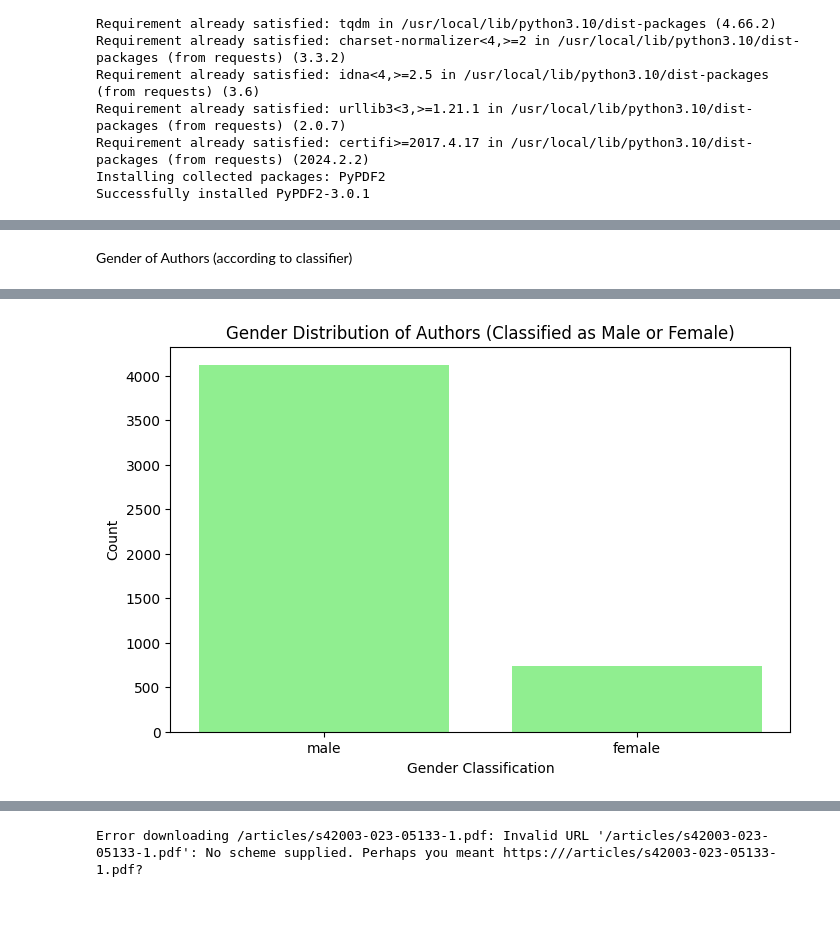
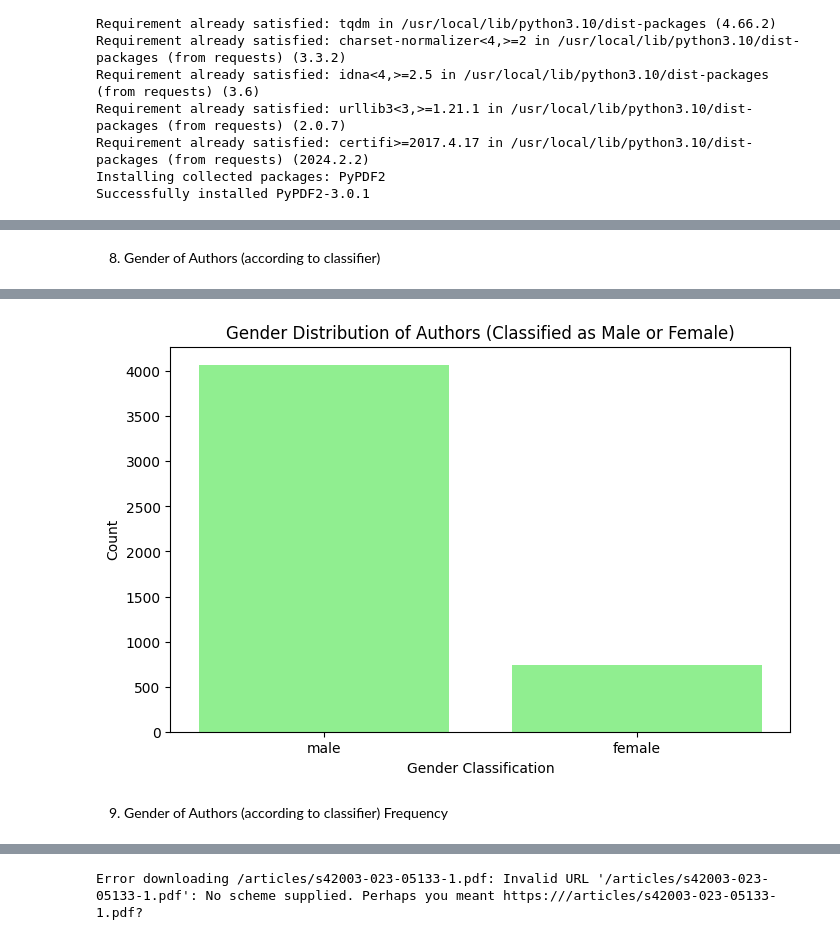
Before and after one commit to atrisovic/citation-study, a Jupyter notebook: Keyword_Extraction.ipynb, the cells around one changed output, grey strips where cells are left out. Drawn from its saved outputs; the diff is of its cells as text; code cells hidden in the pictures; blank space fills up the shorter version.

```diff
--- a/Keyword_Extraction.ipynb
+++ b/Keyword_Extraction.ipynb
@@ -142,8 +345,15 @@ import pandas as pd
 import matplotlib.pyplot as plt
 import re
 from collections import Counter
+import logging
 
-# Load the dataset
+logging.getLogger('matplotlib.font_manager').disabled = True # gets rid of warning messages w fonts
+
+#times new roman free alternative font
+!sudo mv Tinos-Regular.ttf /usr/share/fonts/truetype/
+!sudo fc-cache -fv
+plt.rcParams['font.family'] = 'Tinos'
+
 pcd_dataset = pd.read_csv("https://epochai.org/data/epochdb/all_systems.csv")
 
 def normalize_country_names(country_entry):
@@ -153,6 +363,8 @@ def normalize_country_names(country_entry):
     country_entry = re.sub(r'United Kingdom.*', 'United Kingdom of Great Britain and Northern Ireland', country_entry)
     # replaces variations of 'multinational' with 'Multi-national'
     country_entry = re.sub(r'multi[-\s]*national', 'Multi-national', country_entry, flags=re.IGNORECASE)
+    # new edit: maps 'Hong Kong' to 'China'
+    country_entry = re.sub(r'Hong Kong', 'China', country_entry)
     countries = set(re.split(r'[,/]', country_entry))
     countries = {country.strip() for country in countries if country.strip()}
     # checks for multi-national (if there's more than one unique country or the standardized term 'Multi-national')
@@ -166,11 +378,11 @@ pcd_dataset = pcd_dataset.dropna(subset=['Normalized Country'])
 
 top_countries = pcd_dataset['Normalized Country'].value_counts().head(20)
 
-plt.figure(figsize=(10, 8))
+plt.figure(figsize=(12, 10))
 plt.barh(top_countries.index, top_countries.values, color='lightcoral')
 plt.xlabel('Number of Publications')
 plt.ylabel('Country')
 plt.title('Top 20 Countries by Number of Publications')
-plt.gca().invert_yaxis()  # Invert the y-axis to have the highest count on top
+plt.gca().invert_yaxis()  # inverted the y-axis to have the highest count on top
 plt.show()
 # %% [output]
@@ -197,9 +476,22 @@ Open Source?
 # %%
 import pandas as pd
 import matplotlib.pyplot as plt
-from collections import Counter
+import logging
+
+logging.getLogger('matplotlib.font_manager').disabled = True  # gets rid of warning messages w fonts
+
+#times new roman free alternative font
+!sudo mv Tinos-Regular.ttf /usr/share/fonts/truetype/
+!sudo fc-cache -fv
+plt.rcParams['font.family'] = 'Tinos'
 
 pcd_dataset = pd.read_csv("https://epochai.org/data/epochdb/all_systems.csv")
+
+
+
+
+# fills the empty cells in 'Open-source' column with 'No Information'
+pcd_dataset['Open-source'] = pcd_dataset['Open-source'].fillna('No Information')
 
 # counts the unique values in the 'Open-source' column
 open_source_counts = pcd_dataset['Open-source'].value_counts()
@@ -233,12 +632,26 @@ WARNING:matplotlib.font_manager:findfont: Font family 'Times New Roman' not foun
 # %% [markdown]
-Gender of Authors (according to classifier)
+8. Gender of Authors (according to classifier)
 # %%
 import pandas as pd
+!pip install gender_guesser
 import gender_guesser.detector as gender
 import matplotlib.pyplot as plt
 from collections import Counter
+import logging
+
+logging.getLogger('matplotlib.font_manager').disabled = True  # gets rid of warning messages w fonts
+
+#times new roman free alternative font
+!sudo mv Tinos-Regular.ttf /usr/share/fonts/truetype/
+!sudo fc-cache -fv
+plt.rcParams['font.family'] = 'Tinos'
+
 
 pcd_dataset = pd.read_csv("https://epochai.org/data/epochdb/all_systems.csv")
+
+# converts 'Publication date' to datetime and filter for records from 2000 onwards
+pcd_dataset['Publication Year'] = pd.to_datetime(pcd_dataset['Publication date']).dt.year
+pcd_dataset = pcd_dataset[pcd_dataset['Publication Year'] >= 2000]
 
 detector = gender.Detector()
 
@@ -291 +703,3 @@ WARNING:matplotlib.font_manager:findfont: Font family 'Times New Roman' not foun
-[figure, old version]
+[figure, new version]
+# %% [markdown]
+9. Gender of Authors (according to classifier) Frequency
```
Also changed, not shown: parts of 43 cells of this notebook.
